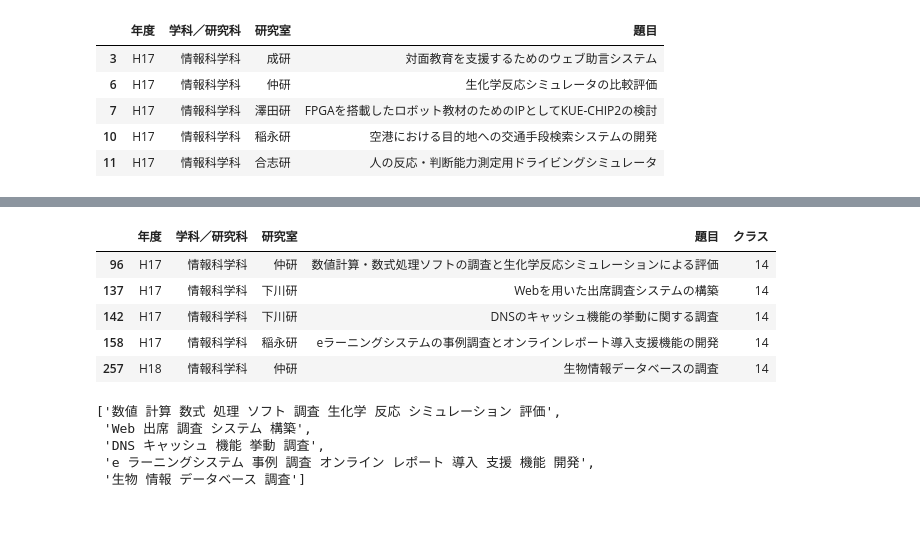
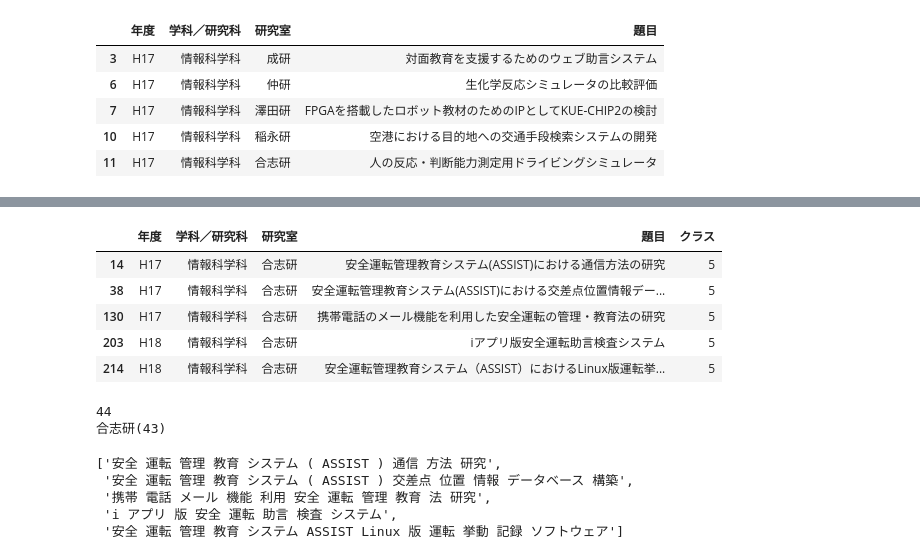
Before and after one commit to kuhaha/text_clustering, a Jupyter notebook: text_clustering2.ipynb, the cells around one changed output, grey strips where cells are left out. Drawn from its saved outputs; the diff is of its cells as text; code cells hidden in the pictures; blank space fills up the shorter version.

```diff
--- a/text_clustering2.ipynb
+++ b/text_clustering2.ipynb
@@ -19,10 +18,10 @@ from matplotlib import rcParams
 # %%
-def mecab_sep(text):
-	m = MeCab.Tagger("-Ochasen")
+def mecab_sep(text,stopwords=['ため','とも']):
+	m = MeCab.Tagger()
 	node = m.parseToNode(text)
 	words_list = []
 	while node:
-		if node.feature.split(",")[0] in ["名詞"]:
+		if node.feature.split(",")[0] in ["名詞"] and node.surface not in stopwords:
 			words_list.append(node.surface)
 		node = node.next
 	return words_list
@@ -51,11 +50,11 @@ target_docs_df.head()
 # %%
 target_docs = target_docs_df["題目"].tolist()
 all_docs_vecs = calc_vecs(target_docs_df["題目"])
-
+n_clust = 10
 # 参考：KMeans　k-means法によるクラスタリング
 #  https://sabopy.com/py/scikit-learn-11/
-vec = KMeans(n_clusters=16, init="k-means++")
+vec = KMeans(n_clusters=n_clust, init="k-means++")
 vec.fit(all_docs_vecs)
-
+m = len(vec.labels_)
 vec.labels_[:10]
 # %% [output]
@@ -63,6 +62,6 @@ array([1, 3, 9, 3, 7, 3, 5, 3, 3, 2])
 # %%
-# target_docs_df["クラス"] = vec.labels_
-target_docs_df.insert(4,"クラス",vec.labels_)
+target_docs_df["クラス"] = vec.labels_
+#target_docs_df.insert(4,"クラス",vec.labels_)
 pd.crosstab(target_docs_df["研究室"],target_docs_df["クラス"])
 cross_survive= pd.crosstab(target_docs_df['クラス'], target_docs_df['研究室'],normalize='index')
 target_docs_df.head()
@@ -91,26 +98,35 @@ plt.legend( loc='center left', bbox_to_anchor=(1., .5))
 # %%
-k=14
+k=5
 df1 = target_docs_df[target_docs_df['クラス']==k]
 df1.head()
 # %% [output]
 |  | 年度 | 学科／研究科 | 研究室 | 題目 | クラス |
-| 96 | H17 | 情報科学科 | 仲研 | 数値計算・数式処理ソフトの調査と生化学反応シミュレーションによる評価 | 14 |
-| 137 | H17 | 情報科学科 | 下川研 | Webを用いた出席調査システムの構築 | 14 |
-| 142 | H17 | 情報科学科 | 下川研 | DNSのキャッシュ機能の挙動に関する調査 | 14 |
-| 158 | H17 | 情報科学科 | 稲永研 | eラーニングシステムの事例調査とオンラインレポート導入支援機能の開発 | 14 |
-| 257 | H18 | 情報科学科 | 仲研 | 生物情報データベースの調査 | 14 |
+| 14 | H17 | 情報科学科 | 合志研 | 安全運転管理教育システム(ASSIST)における通信方法の研究 | 5 |
+| 38 | H17 | 情報科学科 | 合志研 | 安全運転管理教育システム(ASSIST)における交差点位置情報デー... | 5 |
+| 130 | H17 | 情報科学科 | 合志研 | 携帯電話のメール機能を利用した安全運転の管理・教育法の研究 | 5 |
+| 203 | H18 | 情報科学科 | 合志研 | iアプリ版安全運転助言検査システム | 5 |
+| 214 | H18 | 情報科学科 | 合志研 | 安全運転管理教育システム（ASSIST）におけるLinux版運転挙... | 5 |
+# %%
+# 研究室リスト（件数の多い順）
+vc = df1['研究室'].value_counts()
+n = sum(vc.values)
+print(n)
+title=",".join([f"{k}({c})" for k,c in vc.items() if c>0.05*n])
+print(title)
+# %% [output]
+44
+合志研(43)
 # %%
-import nlplot
 texts =[]
 for text in df1['題目'].values:
     texts += [" ".join(mecab_sep(text))]
 texts[:5]
 # %% [output]
-['数値 計算 数式 処理 ソフト 調査 生化学 反応 シミュレーション 評価',
- 'Web 出席 調査 システム 構築',
- 'DNS キャッシュ 機能 挙動 調査',
- 'e ラーニングシステム 事例 調査 オンライン レポート 導入 支援 機能 開発',
- '生物 情報 データベース 調査']
+['安全 運転 管理 教育 システム ( ASSIST ) 通信 方法 研究',
+ '安全 運転 管理 教育 システム ( ASSIST ) 交差点 位置 情報 データベース 構築',
+ '携帯 電話 メール 機能 利用 安全 運転 管理 教育 法 研究',
+ 'i アプリ 版 安全 運転 助言 検査 システム',
+ '安全 運転 管理 教育 システム ASSIST Linux 版 運転 挙動 記録 ソフトウェア']
 # %%
 df2 = pd.DataFrame({'text': texts})
 npt = nlplot.NLPlot(df2, target_col='text')
```
Also changed, not shown: parts of 6 cells of this notebook.
